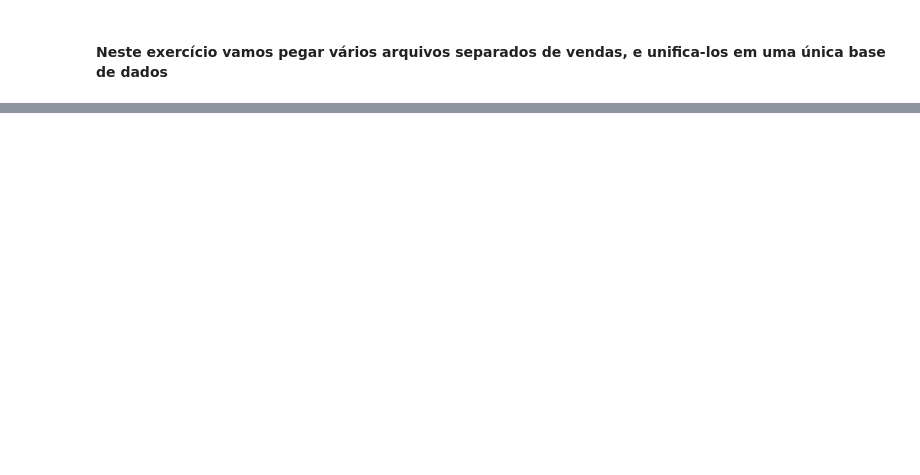
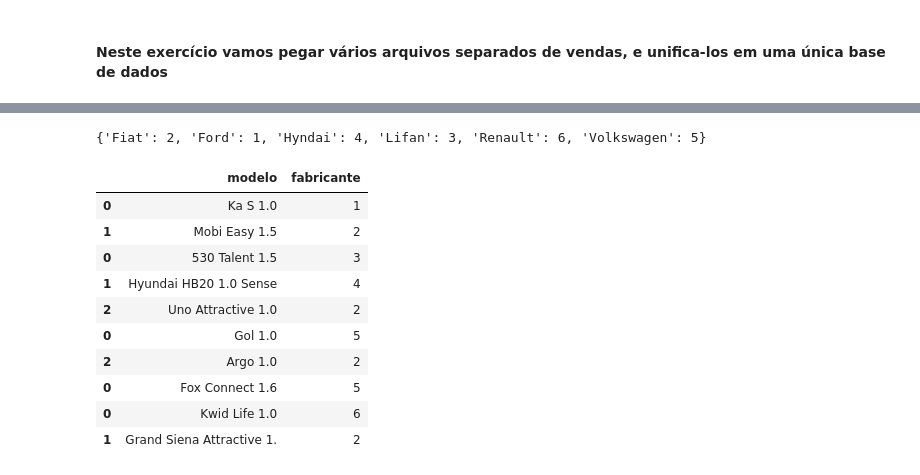
Before and after one commit to Alexandreet/IGTI, a Jupyter notebook: Modulo 2/Material_complementar/Vendas veiculos/Reprodução aulas 4.2 à 6.3.ipynb, the cells around one changed output, grey strips where cells are left out. Drawn from its saved outputs; the diff is of its cells as text; code cells hidden in the pictures; blank space fills up the shorter version.

```diff
--- a/Modulo 2/Material_complementar/Vendas veiculos/Reprodução aulas 4.2 à 6.3.ipynb
+++ b/Modulo 2/Material_complementar/Vendas veiculos/Reprodução aulas 4.2 à 6.3.ipynb
@@ -183,0 +72,9 @@ Não foi possível inserir o regristro Renault. O erro foi encontrado foi: (MySQ
+# %%
+#criando uma string para conexão sql com todos os dados do servidor
+user = 'root'
+password = '2KM7up48'
+host = 'localhost'
+data_base = 'coletaIGTI'
+
+string_conexao = f'mysql://{user}:{password}@{host}/{data_base}'
+string_conexao
@@ -183,0 +87,6 @@ Não foi possível inserir o regristro Renault. O erro foi encontrado foi: (MySQ
+# %%
+#Criando as tabelas individuais apartir do df_vendas eliminando duplicatas
+#sendo que fabricantes por só ter um item só precisa ser uma lista
+df_pessoas = df_vendas[['cod_pessoa', 'nome', 'genero', 'data_nascimento']].drop_duplicates()
+df_modelos = df_vendas[['modelo', 'fabricante']].drop_duplicates()
+fabricantes = list(df_vendas.fabricante.unique())
@@ -183,0 +179,3 @@ Não foi possível inserir o regristro Renault. O erro foi encontrado foi: (MySQ
+# %%
+#Vamos inserir dentro da tabela vendas_veiculos dentro do sql o codigo do fabricante INT que não possuimos
+df_fabricante = pd.read_sql('fabricante', con=conn)
@@ -183,0 +192,23 @@ Não foi possível inserir o regristro Renault. O erro foi encontrado foi: (MySQ
+# %%
+#Vamos criar um dicionario com chaves sendo nome_fabricante e cod_fabricante sendo os valores
+dict_fabricante = df_fabricante.set_index(df_fabricante.nome_fabricante)['cod_fabricante'].to_dict()
+dict_fabricante
+# %% [output]
+{'Fiat': 2, 'Ford': 1, 'Hyndai': 4, 'Lifan': 3, 'Renault': 6, 'Volkswagen': 5}
+# %%
+#Usando a função map vamos encontrar e substituir os valores do fabricante dentro da tabela df_modelos
+#para atender a dependencia que temos na base de dados com o codigo do fabricante
+df_modelos.fabricante = df_modelos.fabricante.map(dict_fabricante)
+df_modelos
+# %% [output]
+|  | modelo | fabricante |
+| 0 | Ka S 1.0 | 1 |
+| 1 | Mobi Easy 1.5 | 2 |
+| 0 | 530 Talent 1.5 | 3 |
+| 1 | Hyundai HB20 1.0 Sense | 4 |
+| 2 | Uno Attractive 1.0 | 2 |
+| 0 | Gol 1.0 | 5 |
+| 2 | Argo 1.0 | 2 |
+| 0 | Fox Connect 1.6 | 5 |
+| 0 | Kwid Life 1.0 | 6 |
+| 1 | Grand Siena Attractive 1. | 2 |
```
Also changed, not shown: parts of 41 cells of this notebook, 4 other files.
